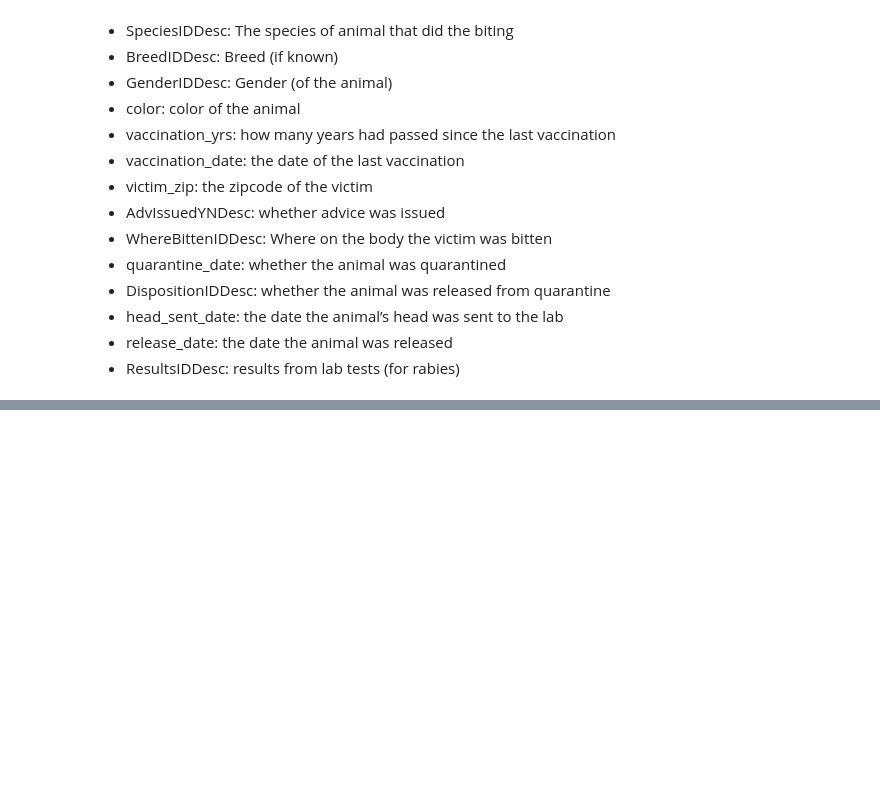
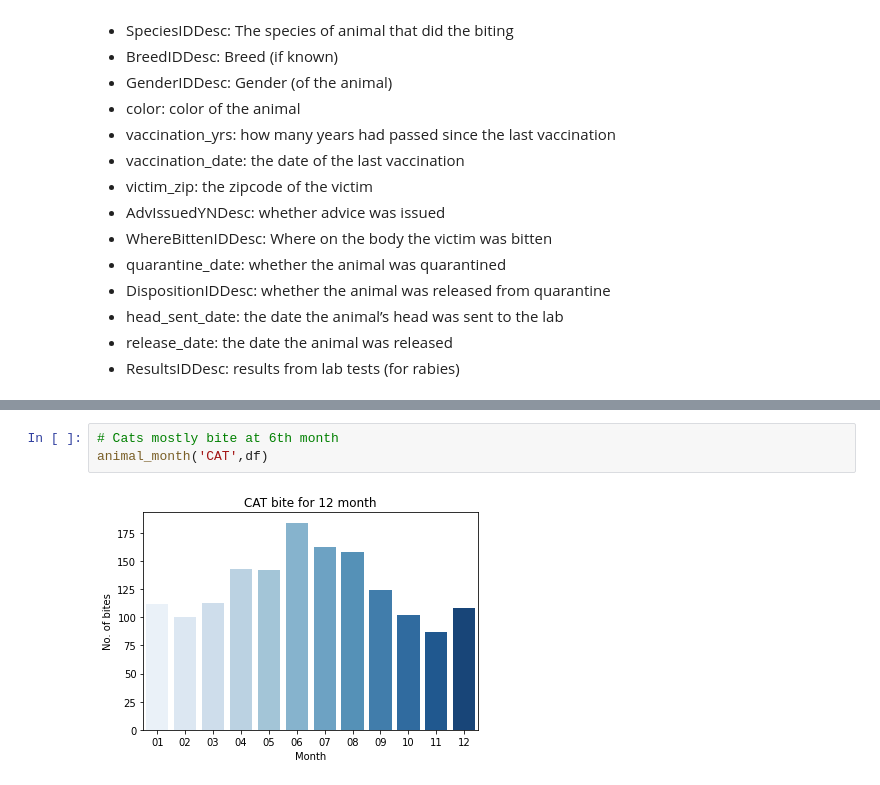
Before and after one commit to shashins/Data_Story_Telling, a Jupyter notebook: Data_Story_Telling.ipynb, the cells around one changed output, grey strips where cells are left out. Cells and saved outputs as stored; diff of their text form; blank space fills up the shorter version.

```diff
--- a/Data_Story_Telling.ipynb
+++ b/Data_Story_Telling.ipynb
@@ -48,0 +87,5 @@ Index(['bite_date', 'SpeciesIDDesc', 'BreedIDDesc', 'GenderIDDesc', 'color',
+# %%
+# Cats mostly bite at 6th month
+animal_month('CAT',df)
+# %% [output]
+[figure, added]
```
Also changed, not shown: parts of 20 cells of this notebook.
